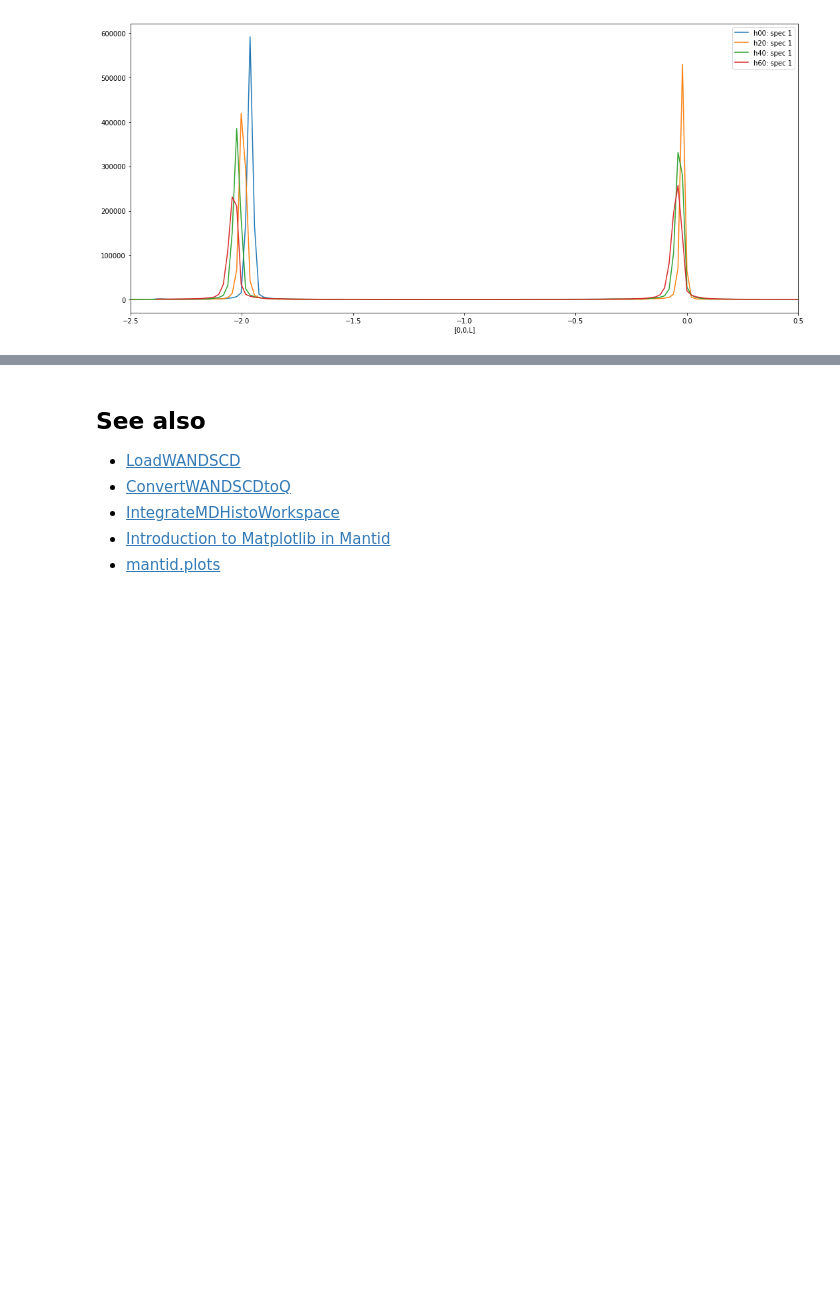
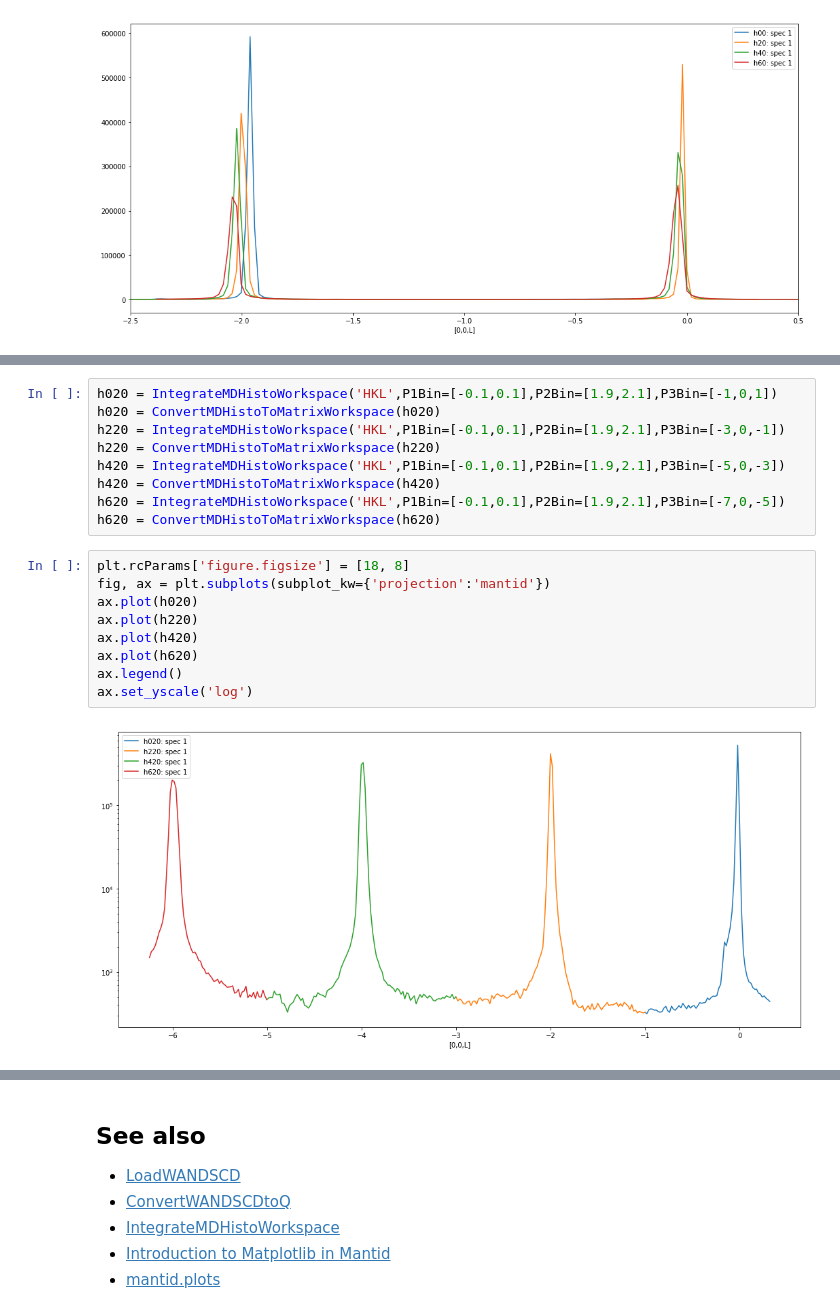
Before and after one commit to rosswhitfield/wand, a Jupyter notebook: notebooks/Single Crystal Reduction - NaCl.ipynb, the cells around one changed output, grey strips where cells are left out. Saved outputs shown, nothing was run; the diff lists cells and outputs as text; blank space fills up the shorter version.

```diff
--- a/notebooks/Single Crystal Reduction - NaCl.ipynb
+++ b/notebooks/Single Crystal Reduction - NaCl.ipynb
@@ -225,0 +264,20 @@ ax.set_xlim(-2.5,0.5)
+# %%
+h020 = IntegrateMDHistoWorkspace('HKL',P1Bin=[-0.1,0.1],P2Bin=[1.9,2.1],P3Bin=[-1,0,1])
+h020 = ConvertMDHistoToMatrixWorkspace(h020)
+h220 = IntegrateMDHistoWorkspace('HKL',P1Bin=[-0.1,0.1],P2Bin=[1.9,2.1],P3Bin=[-3,0,-1])
+h220 = ConvertMDHistoToMatrixWorkspace(h220)
+h420 = IntegrateMDHistoWorkspace('HKL',P1Bin=[-0.1,0.1],P2Bin=[1.9,2.1],P3Bin=[-5,0,-3])
+h420 = ConvertMDHistoToMatrixWorkspace(h420)
+h620 = IntegrateMDHistoWorkspace('HKL',P1Bin=[-0.1,0.1],P2Bin=[1.9,2.1],P3Bin=[-7,0,-5])
+h620 = ConvertMDHistoToMatrixWorkspace(h620)
+# %%
+plt.rcParams['figure.figsize'] = [18, 8]
+fig, ax = plt.subplots(subplot_kw={'projection':'mantid'})
+ax.plot(h020)
+ax.plot(h220)
+ax.plot(h420)
+ax.plot(h620)
+ax.legend()
+ax.set_yscale('log')
+# %% [output]
+[figure, added]
```
Also changed, not shown: parts of 7 cells of this notebook.
